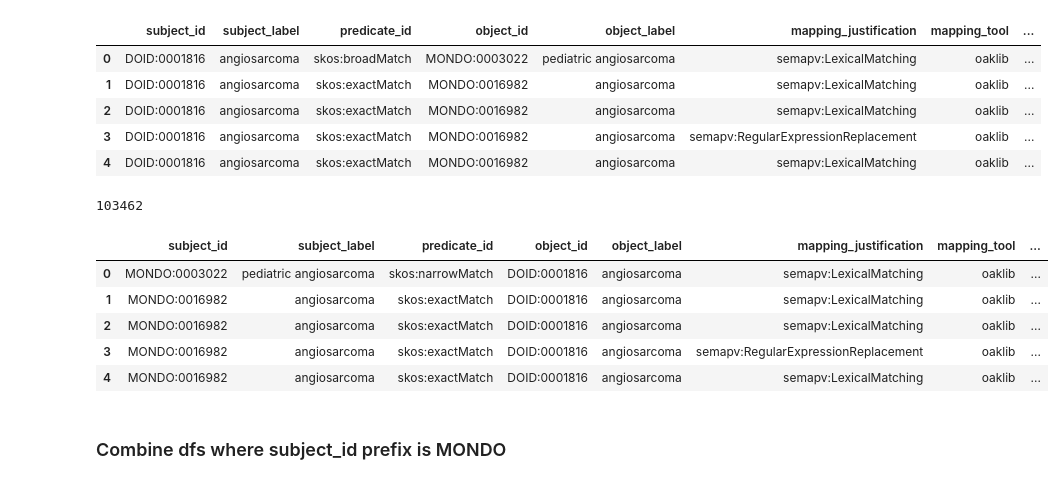
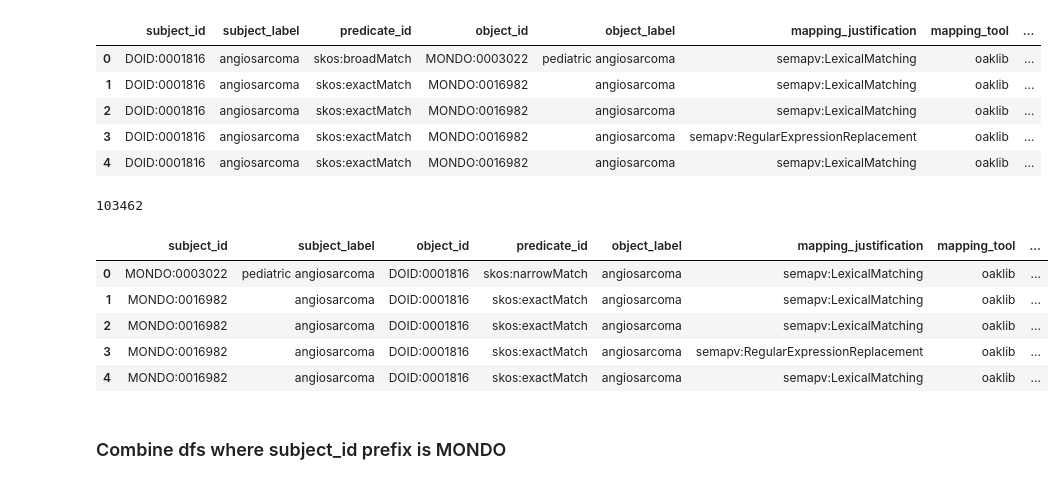
Before and after one commit to monarch-initiative/mondo-ingest, a Jupyter notebook: src/scripts/oak-lexmatch-sssom-compare.ipynb, the cells around one changed output. Cells and saved outputs as stored; diff of their text form; code cells hidden in the pictures.

```diff
--- a/src/scripts/oak-lexmatch-sssom-compare.ipynb
+++ b/src/scripts/oak-lexmatch-sssom-compare.ipynb
@@ -318,33 +329,33 @@ non_mondo_subjects_df.head()
 | 3 | DOID:0001816 | angiosarcoma | skos:exactMatch | MONDO:0016982 | angiosarcoma | semapv:RegularExpressionReplacement | oaklib | ... |
 | 4 | DOID:0001816 | angiosarcoma | skos:exactMatch | MONDO:0016982 | angiosarcoma | semapv:LexicalMatching | oaklib | ... |
 # %%
-desired_sequence = ['subject_id', 'subject_label', 'predicate_id', 'object_id',
-       'object_label', 'mapping_justification', 'mapping_tool', 'confidence',
-       'subject_match_field', 'object_match_field', 'match_string']
+desired_sequence = ['subject_id', 'subject_label', 'object_id',
+        'predicate_id','object_label', 'mapping_justification', 'mapping_tool', 'confidence',
+        'subject_match_field', 'object_match_field', 'match_string']
 
 new_subjects_df = non_mondo_subjects_df.rename(columns={
     'subject_id':'object_id',
     'subject_label':'object_label',
     'object_id':'subject_id',
     'object_label':'subject_label',
     'subject_match_field': 'object_match_field',
     'object_match_field': 'subject_match_field'
 
 })
 
 
 new_subjects_df = new_subjects_df[desired_sequence]
 new_subjects_df["predicate_id"] = new_subjects_df["predicate_id"].apply(lambda x: flip_predicate(x))
 print(len(new_subjects_df))
 new_subjects_df.head()
 # %% [output]
 103462
-|  | subject_id | subject_label | predicate_id | object_id | object_label | mapping_justification | mapping_tool | ... |
-| 0 | MONDO:0003022 | pediatric angiosarcoma | skos:narrowMatch | DOID:0001816 | angiosarcoma | semapv:LexicalMatching | oaklib | ... |
-| 1 | MONDO:0016982 | angiosarcoma | skos:exactMatch | DOID:0001816 | angiosarcoma | semapv:LexicalMatching | oaklib | ... |
-| 2 | MONDO:0016982 | angiosarcoma | skos:exactMatch | DOID:0001816 | angiosarcoma | semapv:LexicalMatching | oaklib | ... |
-| 3 | MONDO:0016982 | angiosarcoma | skos:exactMatch | DOID:0001816 | angiosarcoma | semapv:RegularExpressionReplacement | oaklib | ... |
-| 4 | MONDO:0016982 | angiosarcoma | skos:exactMatch | DOID:0001816 | angiosarcoma | semapv:LexicalMatching | oaklib | ... |
+|  | subject_id | subject_label | object_id | predicate_id | object_label | mapping_justification | mapping_tool | ... |
+| 0 | MONDO:0003022 | pediatric angiosarcoma | DOID:0001816 | skos:narrowMatch | angiosarcoma | semapv:LexicalMatching | oaklib | ... |
+| 1 | MONDO:0016982 | angiosarcoma | DOID:0001816 | skos:exactMatch | angiosarcoma | semapv:LexicalMatching | oaklib | ... |
+| 2 | MONDO:0016982 | angiosarcoma | DOID:0001816 | skos:exactMatch | angiosarcoma | semapv:LexicalMatching | oaklib | ... |
+| 3 | MONDO:0016982 | angiosarcoma | DOID:0001816 | skos:exactMatch | angiosarcoma | semapv:RegularExpressionReplacement | oaklib | ... |
+| 4 | MONDO:0016982 | angiosarcoma | DOID:0001816 | skos:exactMatch | angiosarcoma | semapv:LexicalMatching | oaklib | ... |
 # %% [markdown]
 ### Combine dfs where subject_id prefix is MONDO
 # %%
```
Also changed, not shown: parts of 12 cells of this notebook, 10 other files.
